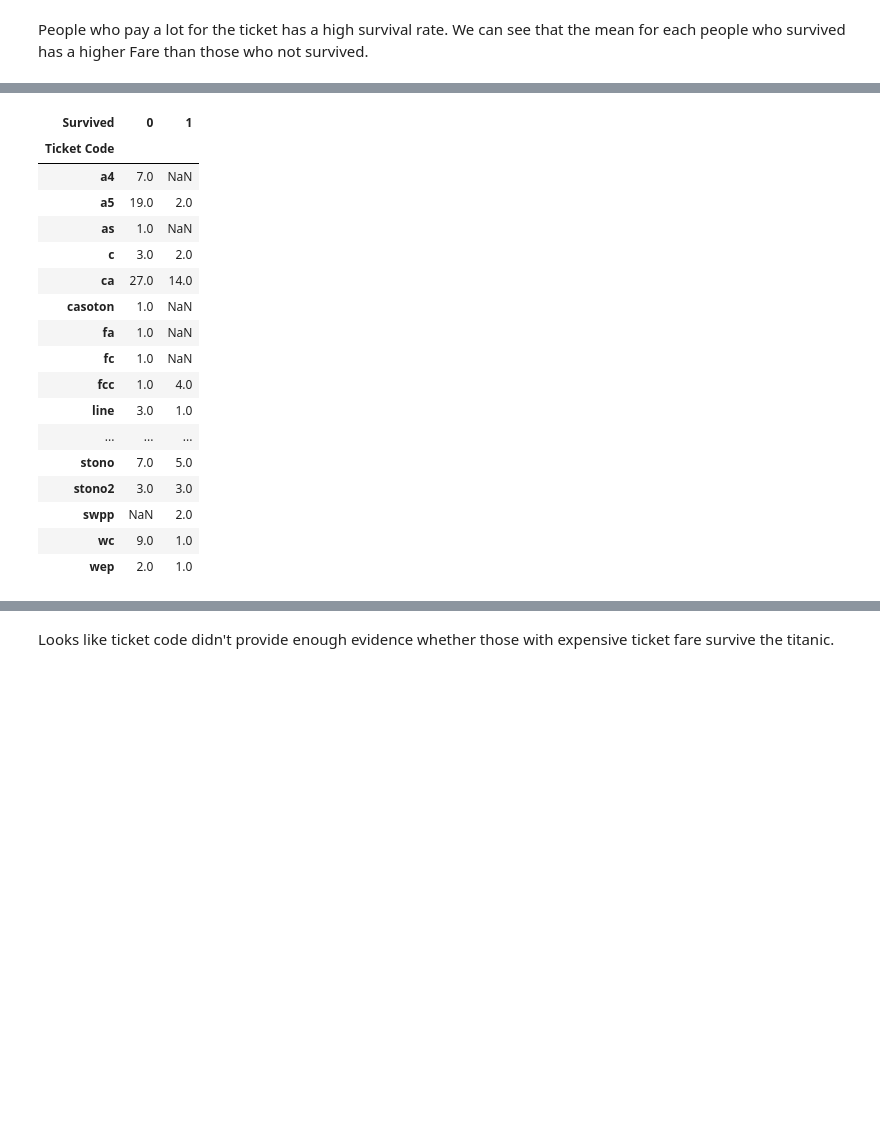
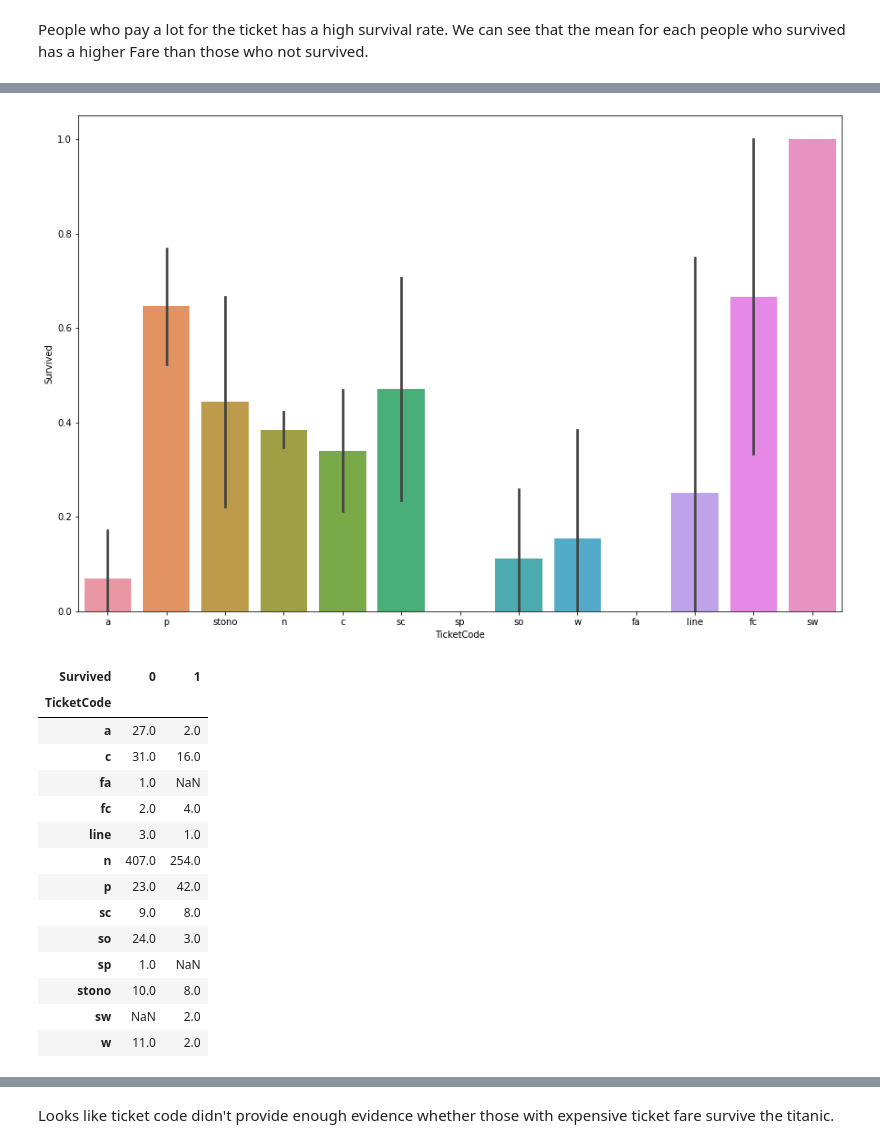
Before and after one commit to marcellinus-witarsah/dataScienceMiniProjects, a Jupyter notebook: TitanicSurvivalModel/Titanic Third.ipynb, the cells around one changed output, grey strips where cells are left out. Saved outputs shown, nothing was run; the diff lists cells and outputs as text; code cells hidden in the pictures; blank space fills up the shorter version.

```diff
--- a/TitanicSurvivalModel/Titanic Third.ipynb
+++ b/TitanicSurvivalModel/Titanic Third.ipynb
@@ -124,0 +255,4 @@ We might be considering to drop 'Cabin' Column because there's so many missing v
+# %%
+if titanic_train['Embarked'].isna().sum() > 0:
+  titanic_train.loc[titanic_train['Embarked'].isna(), 'Embarked'] = 'Titanic (train) embarked', titanic_train['Embarked'].mode()[0]
+titanic_train.info()
@@ -125,3 +265,6 @@ We might be considering to drop 'Cabin' Column because there's so many missing v
+# %%
+if titanic_train['Embarked'].isna().sum() > 0:
+  titanic_train.loc[titanic_train['Embarked'].isna(), 'Embarked'] = 'Titanic (train) embarked', titanic_train['Embarked'].mode()[0]
 # %% [markdown]
 # Exploratory Data Analysis
 This section contains data visualization and analysis to gain insights and characteristics of the data.
@@ -366,0 +539,7 @@ array(['a4', 'a5', 'as', 'c', 'ca', 'casoton', 'fa', 'fc', 'fcc', 'line',
+# %%
+np.sort(titanic_train['TicketCode'].unique())
+tickets_type = ['a', 'c', 'fa', 'fc', 'line', 'n', 'p', 'sc',
+                'so', 'sp', 'sotono', 'sp','stono', 'sw', 'w']
+
+for t in tickets_type:
+  titanic_train.loc[titanic_train['TicketCode'].str.match(f'^({t}.*)'), 'TicketCode']=t
@@ -367,23 +551,25 @@ array(['a4', 'a5', 'as', 'c', 'ca', 'casoton', 'fa', 'fc', 'fcc', 'line',
 # %%
-display(pd.pivot_table(titanic_train, index='Ticket Code', columns='Survived', values='PassengerId', aggfunc='count'))
-display(pd.pivot_table(titanic_train, index='Ticket Code', columns='Survived', values='Fare', aggfunc='mean'))
+plt.figure(figsize=(15,10))
+sns.barplot(x='TicketCode', y='Survived', data=titanic_train)
+plt.show()
+
+display(pd.pivot_table(titanic_train, index='TicketCode', columns='Survived', values='PassengerId', aggfunc='count'))
+display(pd.pivot_table(titanic_train, index='TicketCode', columns='Survived', values='Fare', aggfunc='mean'))
 # %% [output]
+[figure, added]
 | Survived | 0 | 1 |
-| Ticket Code |  |  |
-| a4 | 7.0 | NaN |
-| a5 | 19.0 | 2.0 |
-| as | 1.0 | NaN |
-| c | 3.0 | 2.0 |
-| ca | 27.0 | 14.0 |
-| casoton | 1.0 | NaN |
+| TicketCode |  |  |
+| a | 27.0 | 2.0 |
+| c | 31.0 | 16.0 |
 | fa | 1.0 | NaN |
-| fc | 1.0 | NaN |
-| fcc | 1.0 | 4.0 |
+| fc | 2.0 | 4.0 |
 | line | 3.0 | 1.0 |
-| ... | ... | ... |
-| stono | 7.0 | 5.0 |
-| stono2 | 3.0 | 3.0 |
-| swpp | NaN | 2.0 |
-| wc | 9.0 | 1.0 |
-| wep | 2.0 | 1.0 |
+| n | 407.0 | 254.0 |
+| p | 23.0 | 42.0 |
+| sc | 9.0 | 8.0 |
+| so | 24.0 | 3.0 |
+| sp | 1.0 | NaN |
+| stono | 10.0 | 8.0 |
+| sw | NaN | 2.0 |
+| w | 11.0 | 2.0 |
 | Survived | 0 | 1 |
```
Also changed, not shown: parts of 41 cells of this notebook.
